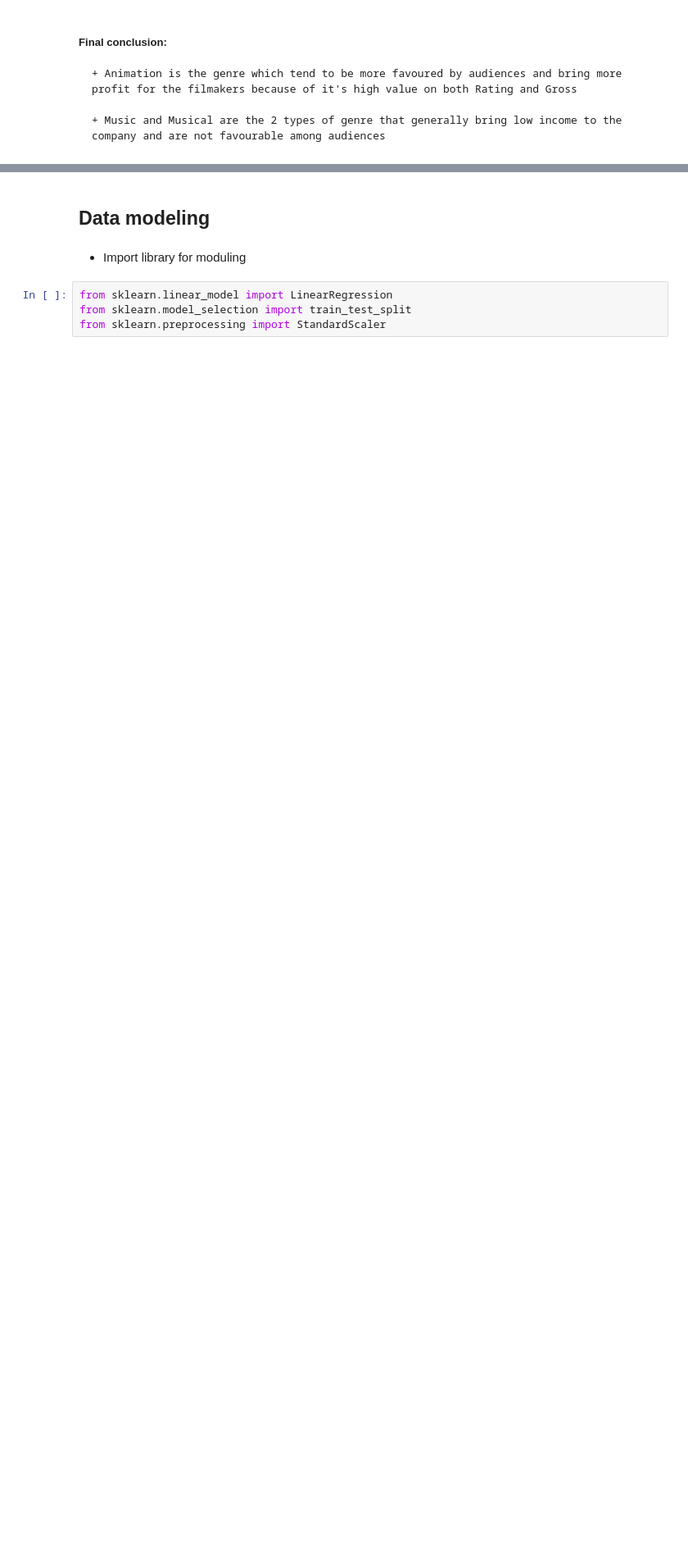
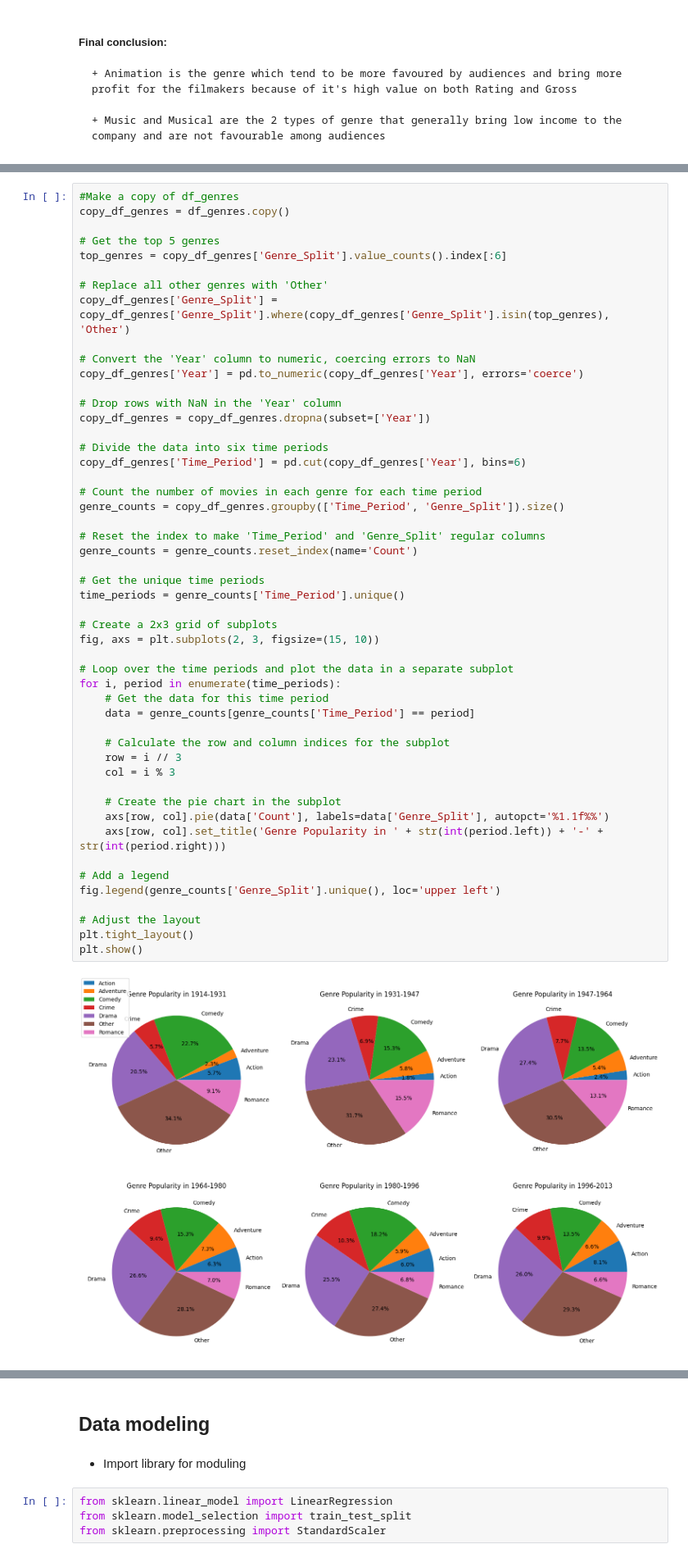
Before and after one commit to trandainien1/IntroDS_Final_Project, a Jupyter notebook: main.ipynb, the cells around one changed output, grey strips where cells are left out. Shown: that part at 82% size. Cells and saved outputs as stored; diff of their text form; blank space fills up the shorter version.

```diff
--- a/main.ipynb
+++ b/main.ipynb
@@ -696,0 +731,52 @@ This analysis provides a general trend and can be a useful guide for filmmakers
+# %%
+#Make a copy of df_genres
+copy_df_genres = df_genres.copy()
+
+# Get the top 5 genres
+top_genres = copy_df_genres['Genre_Split'].value_counts().index[:6]
+
+# Replace all other genres with 'Other'
+copy_df_genres['Genre_Split'] = copy_df_genres['Genre_Split'].where(copy_df_genres['Genre_Split'].isin(top_genres), 'Other')
+
+# Convert the 'Year' column to numeric, coercing errors to NaN
+copy_df_genres['Year'] = pd.to_numeric(copy_df_genres['Year'], errors='coerce')
+
+# Drop rows with NaN in the 'Year' column
+copy_df_genres = copy_df_genres.dropna(subset=['Year'])
+
+# Divide the data into six time periods
+copy_df_genres['Time_Period'] = pd.cut(copy_df_genres['Year'], bins=6)
+
+# Count the number of movies in each genre for each time period
+genre_counts = copy_df_genres.groupby(['Time_Period', 'Genre_Split']).size()
+
+# Reset the index to make 'Time_Period' and 'Genre_Split' regular columns
+genre_counts = genre_counts.reset_index(name='Count')
+
+# Get the unique time periods
+time_periods = genre_counts['Time_Period'].unique()
+
+# Create a 2x3 grid of subplots
+fig, axs = plt.subplots(2, 3, figsize=(15, 10))
+
+# Loop over the time periods and plot the data in a separate subplot
+for i, period in enumerate(time_periods):
+    # Get the data for this time period
+    data = genre_counts[genre_counts['Time_Period'] == period]
+
+    # Calculate the row and column indices for the subplot
+    row = i // 3
+    col = i % 3
+
+    # Create the pie chart in the subplot
+    axs[row, col].pie(data['Count'], labels=data['Genre_Split'], autopct='%1.1f%%')
+    axs[row, col].set_title('Genre Popularity in ' + str(int(period.left)) + '-' + str(int(period.right)))
+
+# Add a legend
+fig.legend(genre_counts['Genre_Split'].unique(), loc='upper left')
+
+# Adjust the layout
+plt.tight_layout()
+plt.show()
+# %% [output]
+[figure, added]
```
Also changed, not shown: parts of 9 cells of this notebook.
